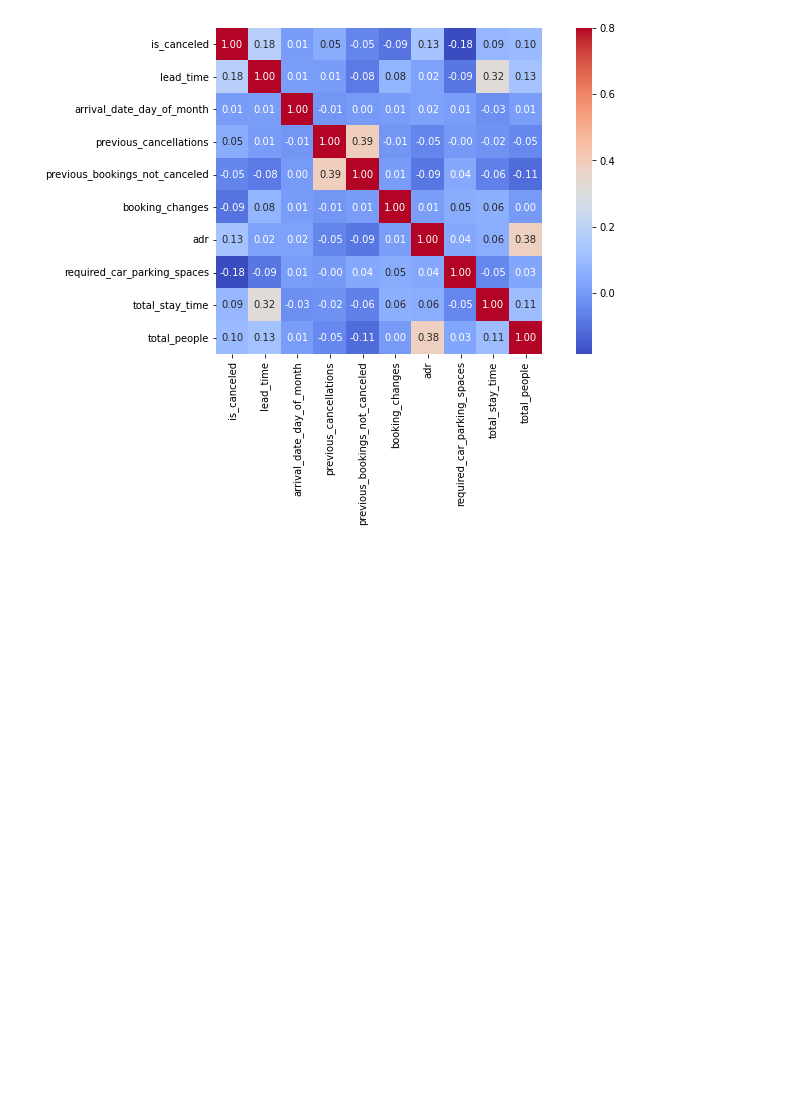
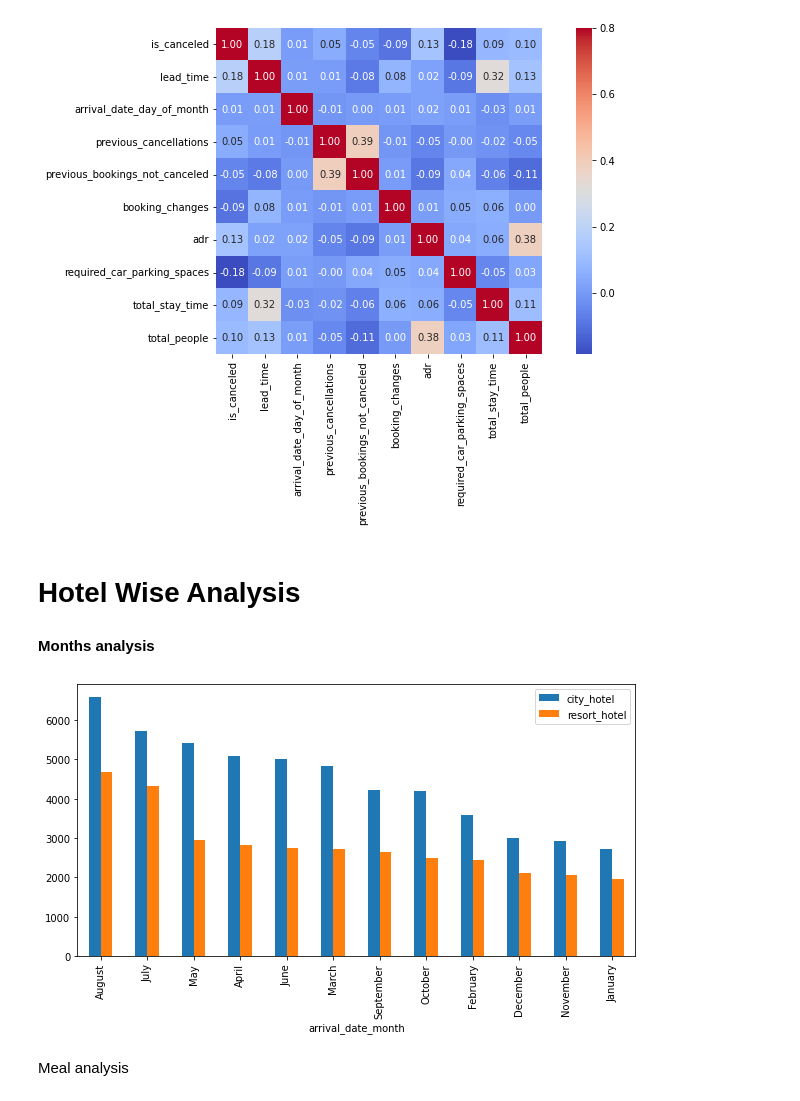
Before and after one commit to ANUJGAUR/Hotel-booking-analysis-project, a Jupyter notebook: Hotel_Booking_Analysis_Capstone_Project.ipynb, the cells around one changed output. Saved outputs shown, nothing was run; the diff lists cells and outputs as text; code cells hidden in the pictures; blank space fills up the shorter version.

Commit message:
hotel wise analysis

```diff
--- a/Hotel_Booking_Analysis_Capstone_Project.ipynb
+++ b/Hotel_Booking_Analysis_Capstone_Project.ipynb
@@ -161,3 +161,24 @@ f, ax=plt.subplots(figsize=(12,6))
 sns.heatmap(relation_matrix,annot = True,fmt='.2f', annot_kws={'size': 10},cmap='coolwarm', vmax=.8, square=True);
 # %% [output]
 [figure]
+# %% [markdown]
+# **Hotel Wise Analysis**
+# %%
+city_hotel = df1[df1['hotel']=='City Hotel']
+resort_hotel = df1[df1['hotel']=='Resort Hotel']
+# %% [markdown]
+**Months analysis**
+# %%
+month_city_hotel = city_hotel.groupby('arrival_date_month').size().sort_values(ascending=False).reset_index(name='city_hotel')
+month_resort_hotel = resort_hotel.groupby('arrival_date_month').size().sort_values(ascending=False).reset_index(name='resort_hotel')
+hotel_month_count = pd.concat([month_city_hotel,month_resort_hotel],axis=1)
+hotel_month_count = hotel_month_count.loc[:,~hotel_month_count.columns.duplicated()].copy()
+hotel_month_count = hotel_month_count.set_index(['arrival_date_month'])
+# %%
+plt.rcParams["figure.figsize"] = (10,5)
+hotel_month_count.plot(kind='bar')
+plt.show()
+# %% [output]
+[figure, added]
+# %% [markdown]
+Meal analysis
```
Also changed, not shown: parts of 14 cells of this notebook.
